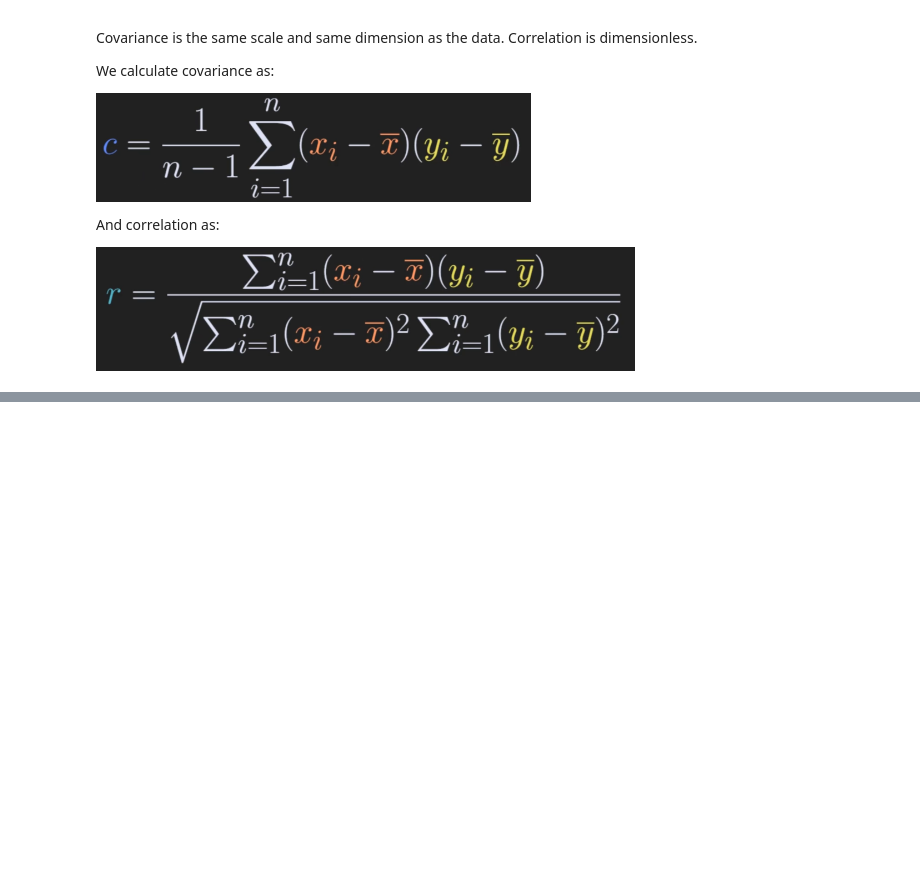
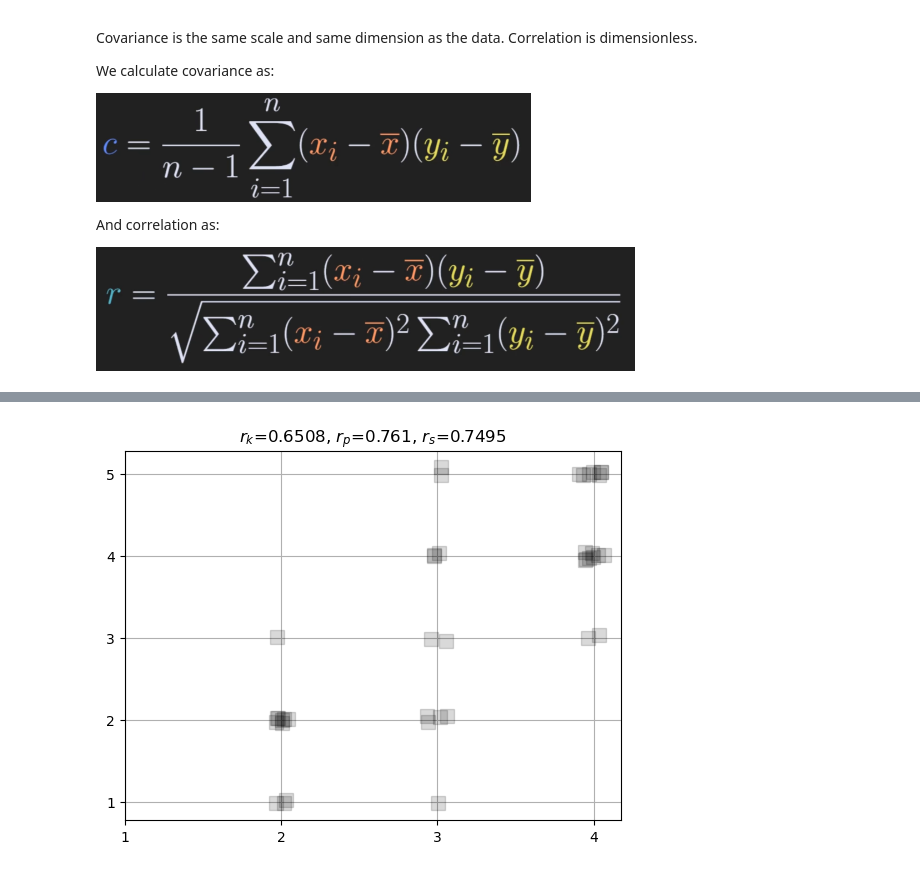
Before and after one commit to szalai-istvan/python-machine-learning, a Jupyter notebook: 03_statistics-and-machine-learning/08_correlation/correlation.ipynb, the cells around one changed output, grey strips where cells are left out. Cells and saved outputs as stored; diff of their text form; code cells hidden in the pictures; blank space fills up the shorter version.

Commit message:
Correlation finished

```diff
--- a/03_statistics-and-machine-learning/08_correlation/correlation.ipynb
+++ b/03_statistics-and-machine-learning/08_correlation/correlation.ipynb
@@ -127,0 +158,18 @@ plt.show()
+# %%
+N = 40
+docuRatings = np.random.randint(low=1,high=6,size=N)
+educationLevel = np.ceil((docuRatings + np.random.randint(low=1,high=5,size=N)) / 9 * 4)
+
+correlation = {}
+correlation['kendalltau'] = stats.kendalltau(educationLevel,docuRatings)[0]
+correlation['pearson'] = stats.pearsonr(educationLevel,docuRatings)[0]
+correlation['spearman'] = stats.spearmanr(educationLevel,docuRatings)[0]
+
+plt.plot(educationLevel+np.random.randn(N)/30,docuRatings+np.random.randn(N)/30,'ks',markerfacecolor=[0,0,0,.15],markersize=10)
+plt.xticks(np.arange(4)+1)
+plt.yticks(np.arange(5)+1)
+plt.grid()
+plt.title('$r_k$=%g, $r_p$=%g, $r_s$=%g'%(np.round(correlation['kendalltau'],4), np.round(correlation['pearson'],4), np.round(correlation['spearman'],4)))
+plt.show()
+# %% [output]
+[figure, added]
```
Also changed, not shown: parts of 10 cells of this notebook.
